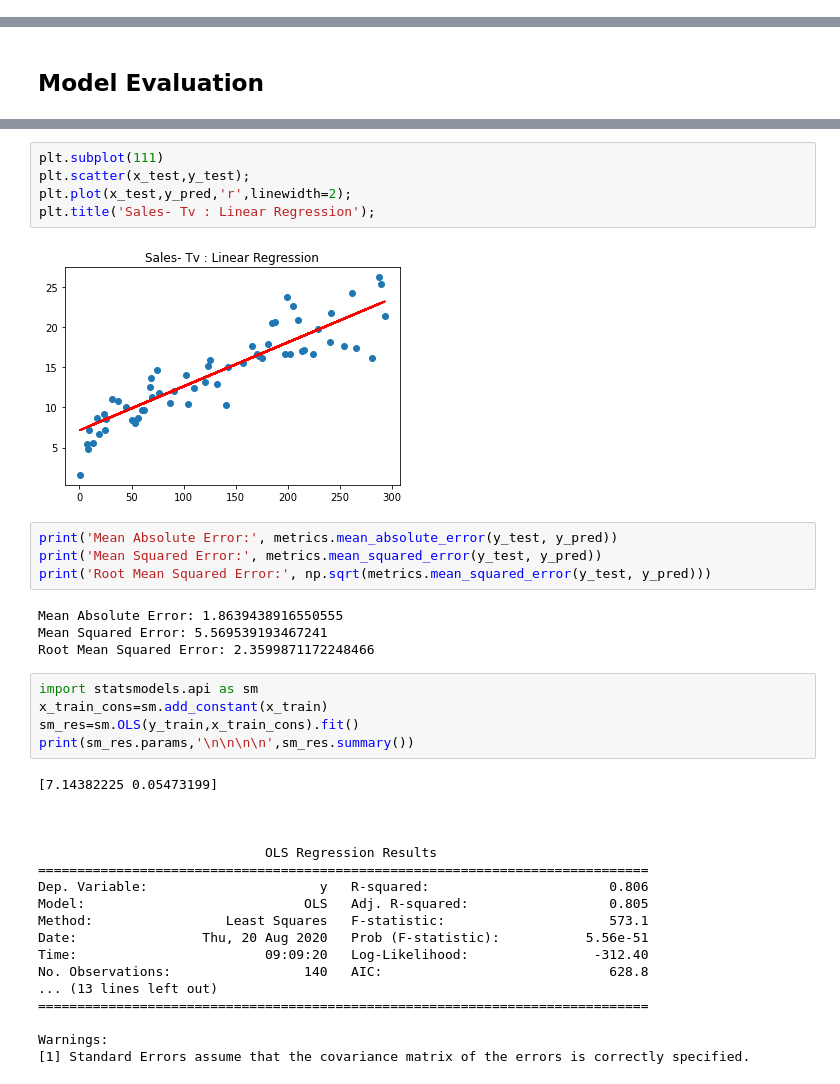
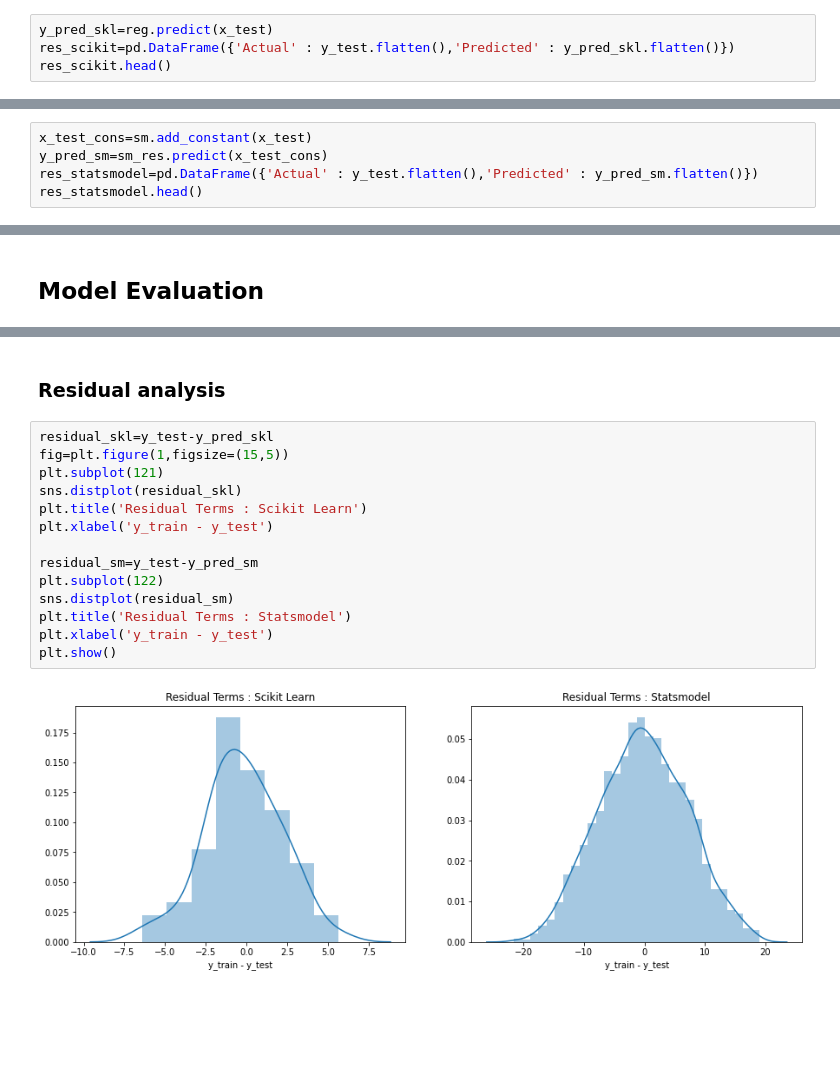
Before and after one commit to NvsYashwanth/machinelearningmaster, a Jupyter notebook: sales.ipynb, the cells around one changed output, grey strips where cells are left out. Cells and saved outputs as stored; diff of their text form; blank space fills up the shorter version.

```diff
--- a/sales.ipynb
+++ b/sales.ipynb
@@ -125,0 +144,4 @@ sns.pairplot(Advertising);
+# %%
+y_pred_skl=reg.predict(x_test)
+res_scikit=pd.DataFrame({'Actual' : y_test.flatten(),'Predicted' : y_pred_skl.flatten()})
+res_scikit.head()
@@ -125,0 +193,5 @@ sns.pairplot(Advertising);
+# %%
+x_test_cons=sm.add_constant(x_test)
+y_pred_sm=sm_res.predict(x_test_cons)
+res_statsmodel=pd.DataFrame({'Actual' : y_test.flatten(),'Predicted' : y_pred_sm.flatten()})
+res_statsmodel.head()
@@ -163,38 +207,18 @@ res_df
-# %%
-plt.subplot(111)
-plt.scatter(x_test,y_test);
-plt.plot(x_test,y_pred,'r',linewidth=2);
-plt.title('Sales- Tv : Linear Regression');
-# %% [output]
-[figure, removed]
-# %%
-print('Mean Absolute Error:', metrics.mean_absolute_error(y_test, y_pred))
-print('Mean Squared Error:', metrics.mean_squared_error(y_test, y_pred))
-print('Root Mean Squared Error:', np.sqrt(metrics.mean_squared_error(y_test, y_pred)))
-# %% [output]
-Mean Absolute Error: 1.8639438916550555
-Mean Squared Error: 5.569539193467241
-Root Mean Squared Error: 2.3599871172248466
-# %%
-import statsmodels.api as sm
-x_train_cons=sm.add_constant(x_train)
-sm_res=sm.OLS(y_train,x_train_cons).fit()
-print(sm_res.params,'\n\n\n\n',sm_res.summary())
-# %% [output]
-[7.14382225 0.05473199]
-
-
-
-                             OLS Regression Results
-==============================================================================
-Dep. Variable:                      y   R-squared:                       0.806
-Model:                            OLS   Adj. R-squared:                  0.805
-Method:                 Least Squares   F-statistic:                     573.1
-Date:                Thu, 20 Aug 2020   Prob (F-statistic):           5.56e-51
-Time:                        09:09:20   Log-Likelihood:                -312.40
-No. Observations:                 140   AIC:                             628.8
-... (13 lines left out)
-==============================================================================
-
-Warnings:
-[1] Standard Errors assume that the covariance matrix of the errors is correctly specified.
+# %% [markdown]
+### Residual analysis
+# %%
+residual_skl=y_test-y_pred_skl
+fig=plt.figure(1,figsize=(15,5))
+plt.subplot(121)
+sns.distplot(residual_skl)
+plt.title('Residual Terms : Scikit Learn')
+plt.xlabel('y_train - y_test')
+
+residual_sm=y_test-y_pred_sm
+plt.subplot(122)
+sns.distplot(residual_sm)
+plt.title('Residual Terms : Statsmodel')
+plt.xlabel('y_train - y_test')
+plt.show()
+# %% [output]
+[figure, added]
```
Also changed, not shown: parts of 13 cells of this notebook, 2 other files.
